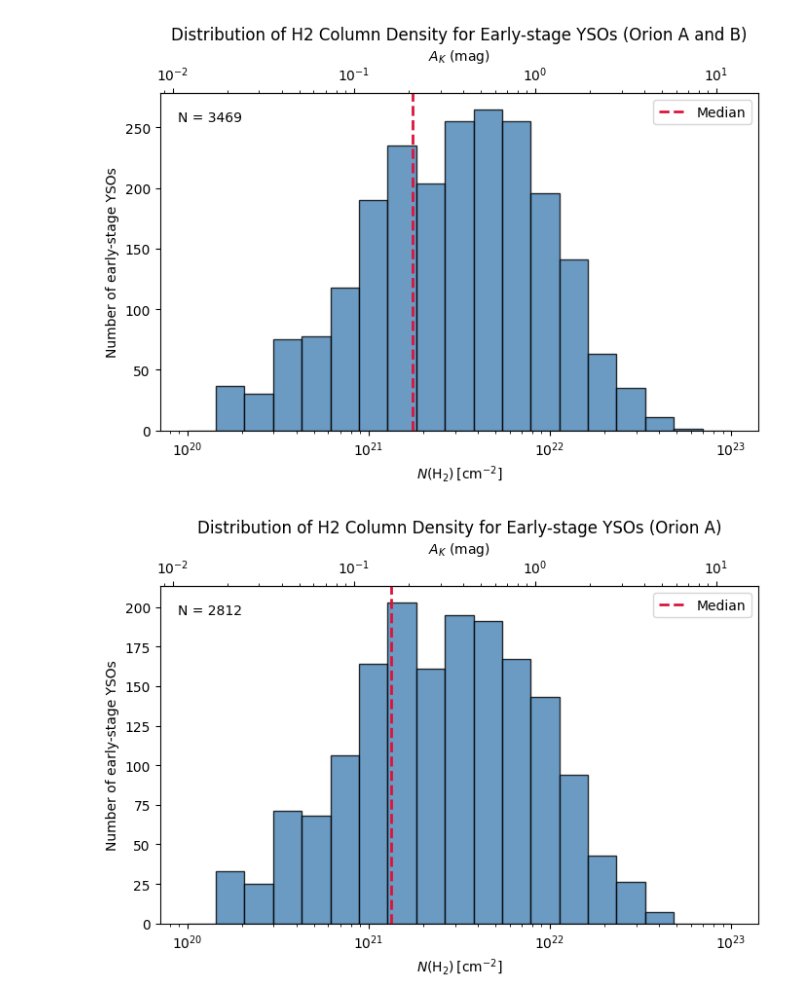
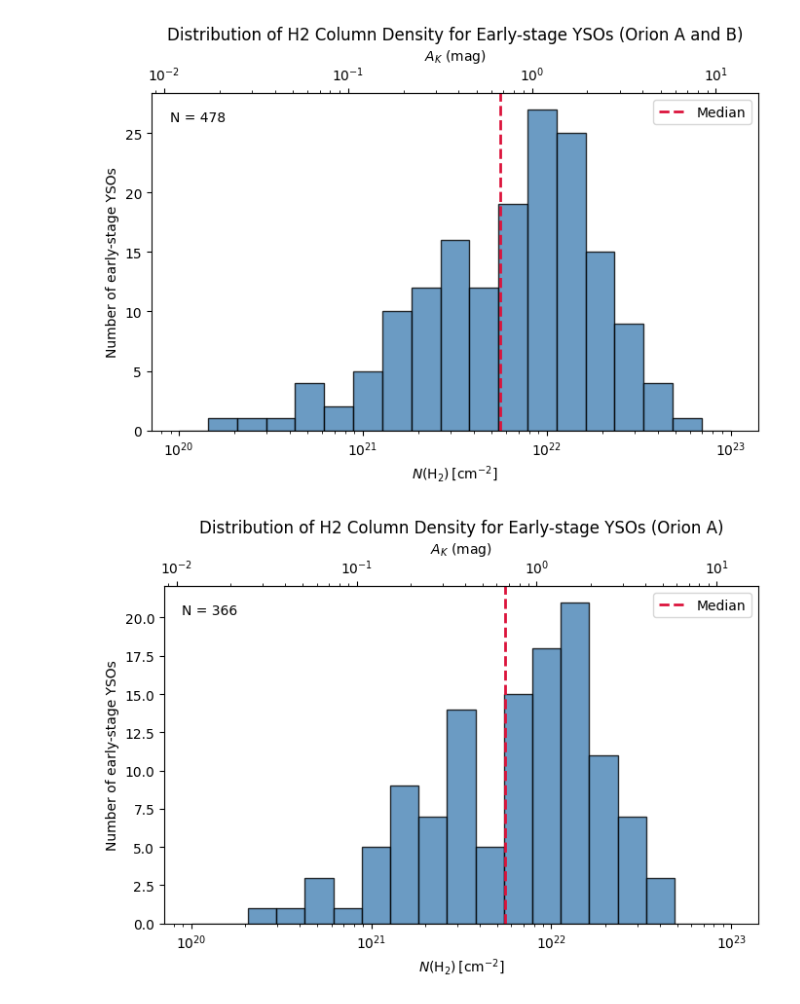
Before and after one commit to SimoneSped/Fractal_Star_Formation, a Jupyter notebook: notebooks/NB03_YSOs.ipynb, the cells around one changed output. Cells and saved outputs as stored; diff of their text form; code cells hidden in the pictures.

Commit message:
P and FP YSOs images

```diff
--- a/notebooks/NB03_YSOs.ipynb
+++ b/notebooks/NB03_YSOs.ipynb
@@ -69,7 +69,7 @@ import numpy as np
 import matplotlib.pyplot as plt
 
 # Select early-stage YSOs
-early = data["Cl"].isin(["D", "F", "P", "FP"])
+early = data["Cl"].isin(["P", "FP"])
 
 ysos = data[early]
 
@@ -117,7 +117,7 @@ secax.set_xlabel(r"$A_K$ (mag)")
 plt.tight_layout()
 plt.show()
 # %% [output]
-[figure, old version]
+[figure, new version]
 # %%
 import numpy as np
 import matplotlib.pyplot as plt
@@ -125,7 +125,7 @@ import matplotlib.pyplot as plt
 # check this!
 
 # Select early-stage YSOs
-early = filtered_data_OA["Cl"].isin(["D", "F", "P", "FP"])
+early = filtered_data_OA["Cl"].isin(["P", "FP"])
 
 ysos = filtered_data_OA[early]
 
@@ -146,34 +146,34 @@ ax.hist(NH2,
         color="steelblue",
         edgecolor="black",
         alpha=0.8)
 
 ax.set_xscale("log")
 ax.set_xlabel(r"$N(\mathrm{H}_2)\,[\mathrm{cm}^{-2}]$")
 ax.set_ylabel("Number of early-stage YSOs")
 ax.set_title("Distribution of H2 Column Density for Early-stage YSOs (Orion A)")
 
 median = np.nanmedian(NH2)
 ax.axvline(median, color="crimson", ls="--",
            lw=2, label="Median")
 
 ax.text(0.03, 0.95,
         f"N = {len(NH2)}",
         transform=ax.transAxes,
         va="top")
 
 ax.legend()
 
 secax = ax.secondary_xaxis(
     "top",
     functions=(lambda x: x/8.3e21,
                lambda x: x*8.3e21)
 )
 secax.set_xlabel(r"$A_K$ (mag)")
 
 plt.tight_layout()
 plt.show()
 # %% [output]
-[figure, old version]
+[figure, new version]
 # %%
 import numpy as np
 import matplotlib.pyplot as plt
```
Also changed, not shown: parts of 1 cell of this notebook, 4 other files.
